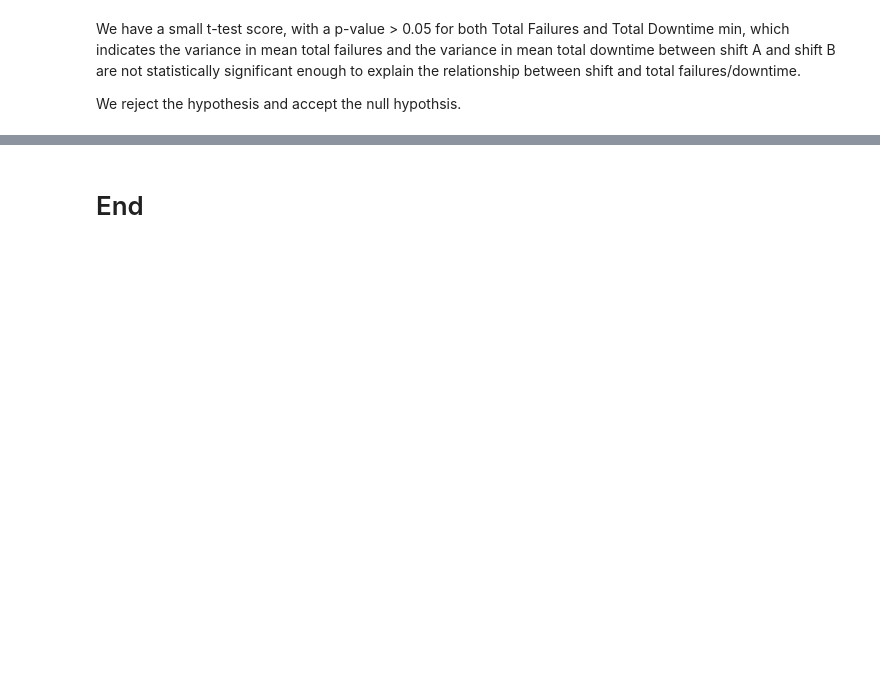
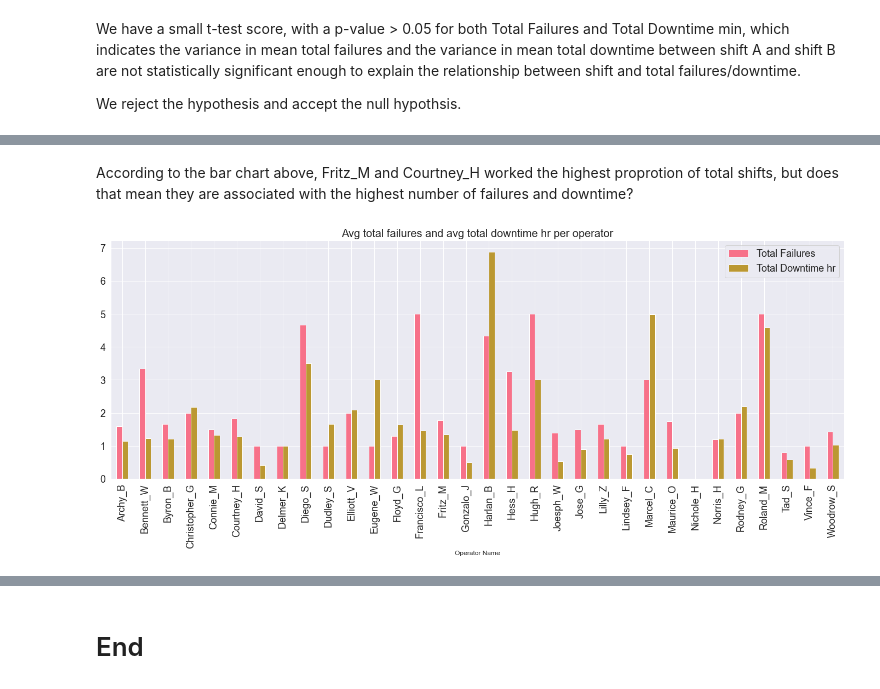
Before and after one commit to vidao-pki/analytics_onboarding, a Jupyter notebook: Exploration.ipynb, the cells around one changed output, grey strips where cells are left out. Cells and saved outputs as stored; diff of their text form; code cells hidden in the pictures; blank space fills up the shorter version.

```diff
--- a/Exploration.ipynb
+++ b/Exploration.ipynb
@@ -499,0 +516,12 @@ We reject the hypothesis and accept the null hypothsis.
+# %% [markdown]
+According to the bar chart above, Fritz_M and Courtney_H worked the highest proprotion of total shifts, but does that mean they are associated with the highest number of failures and downtime?
+# %%
+# plot barchart showing the average total failures and average downtime per each operator
+combined_df.groupby('Operator Name')[['Total Failures', 'Total Downtime hr']].mean().plot(kind='bar',
+                                                                                          fontsize = 18)
+
+plt.title('Avg total failures and avg total downtime hr per operator', fontsize = 20)
+plt.legend(fontsize = 18)
+plt.show()
+# %% [output]
+[figure, added]
```
Also changed, not shown: parts of 9 cells of this notebook.
